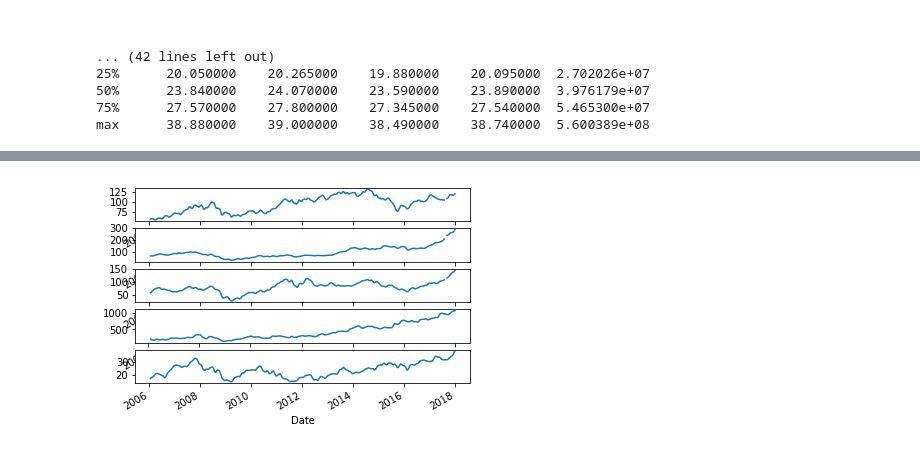
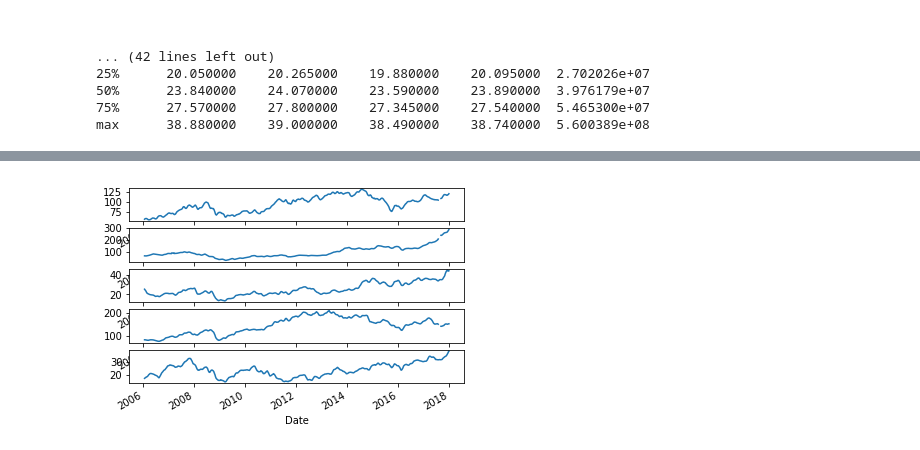
Before and after one commit to adit0817/Programming-For-DataScience-Midterm1, a Jupyter notebook: Kansara_Adit_Midterm1.ipynb, the cells around one changed output, grey strips where cells are left out. Cells and saved outputs as stored; diff of their text form; code cells hidden in the pictures.

```diff
--- a/Kansara_Adit_Midterm1.ipynb
+++ b/Kansara_Adit_Midterm1.ipynb
@@ -358,10 +374,10 @@ BA = BA.join(BA["Date"].str.split("-",1, expand = True).rename(columns = {0: "Ye
 BA = BA.join(BA["Month-Day"].str.split("-",1, expand = True).rename(columns = {0: "Month", 1: "Day"}))
 BA.drop("Month-Day", axis = 1, inplace = True)
 
-GOOGL = GOOGL.join(GOOGL["Date"].str.split("-",1, expand = True).rename(columns = {0: "Year", 1: "Month-Day"}))
-GOOGL = GOOGL.join(GOOGL["Month-Day"].str.split("-",1, expand = True).rename(columns = {0: "Month", 1: "Day"}))
-GOOGL.drop("Month-Day", axis = 1, inplace = True)
+IBM = IBM.join(IBM["Date"].str.split("-",1, expand = True).rename(columns = {0: "Year", 1: "Month-Day"}))
+IBM = IBM.join(IBM["Month-Day"].str.split("-",1, expand = True).rename(columns = {0: "Month", 1: "Day"}))
+IBM.drop("Month-Day", axis = 1, inplace = True)
 
-CAT = CAT.join(CAT["Date"].str.split("-",1, expand = True).rename(columns = {0: "Year", 1: "Month-Day"}))
-CAT = CAT.join(CAT["Month-Day"].str.split("-",1, expand = True).rename(columns = {0: "Month", 1: "Day"}))
-CAT.drop("Month-Day", axis = 1, inplace = True)
+INTC = INTC.join(INTC["Date"].str.split("-",1, expand = True).rename(columns = {0: "Year", 1: "Month-Day"}))
+INTC = INTC.join(INTC["Month-Day"].str.split("-",1, expand = True).rename(columns = {0: "Month", 1: "Day"}))
+INTC.drop("Month-Day", axis = 1, inplace = True)
@@ -412,36 +426,36 @@ is deprecated and will be removed in a future version
 # %%
 #CVX, BA, CAT, GOOGL and CSCO
 
 figure = plt.figure
 
 plt.subplot(5,1,1)
 CVX["Date"] = pd.to_datetime(CVX["Date"])
 CVX.set_index("Date", inplace = True)
 CVX["Open"].rolling(window = 25).mean().plot()
 CVX = CVX.reset_index()
 
 plt.subplot(5,1,2)
 BA["Date"] = pd.to_datetime(BA["Date"])
 BA.set_index("Date", inplace = True)
 BA["Open"].rolling(window = 25).mean().plot()
 BA = BA.reset_index()
 
 plt.subplot(5,1,3)
-CAT["Date"] = pd.to_datetime(CAT["Date"])
-CAT.set_index("Date", inplace = True)
-CAT["Open"].rolling(window = 25).mean().plot()
-CAT = CAT.reset_index()
+INTC["Date"] = pd.to_datetime(INTC["Date"])
+INTC.set_index("Date", inplace = True)
+INTC["Open"].rolling(window = 25).mean().plot()
+INTC = INTC.reset_index()
 
 plt.subplot(5,1,4)
-GOOGL["Date"] = pd.to_datetime(GOOGL["Date"])
-GOOGL.set_index("Date", inplace = True)
-GOOGL["Open"].rolling(window = 25).mean().plot()
-GOOGL = GOOGL.reset_index()
+IBM["Date"] = pd.to_datetime(IBM["Date"])
+IBM.set_index("Date", inplace = True)
+IBM["Open"].rolling(window = 25).mean().plot()
+IBM = IBM.reset_index()
 
 plt.subplot(5,1,5)
 CSCO["Date"] = pd.to_datetime(CSCO["Date"])
 CSCO.set_index("Date", inplace = True)
 CSCO["Open"].rolling(window = 25).mean().plot()
 CSCO = CSCO.reset_index()
 # %% [output]
-[figure, old version]
+[figure, new version]
```
Also changed, not shown: parts of 7 cells of this notebook.
